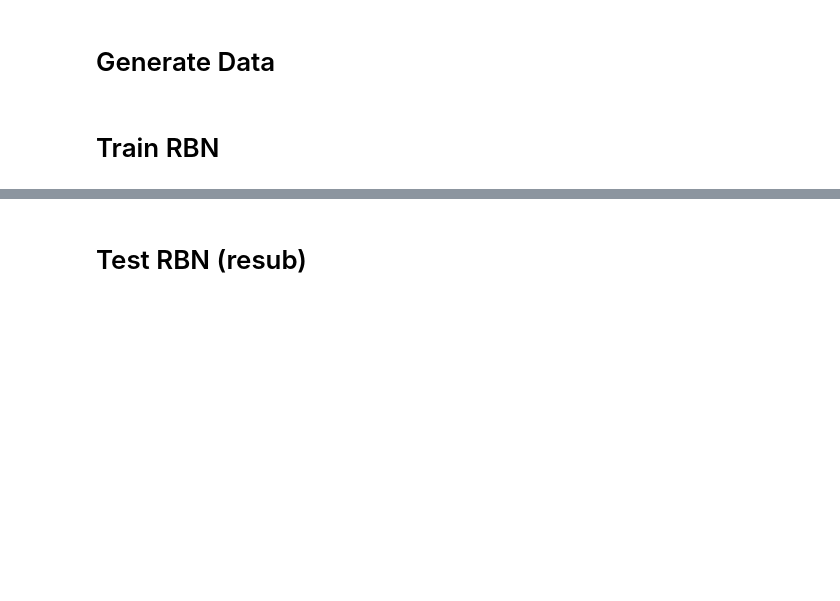
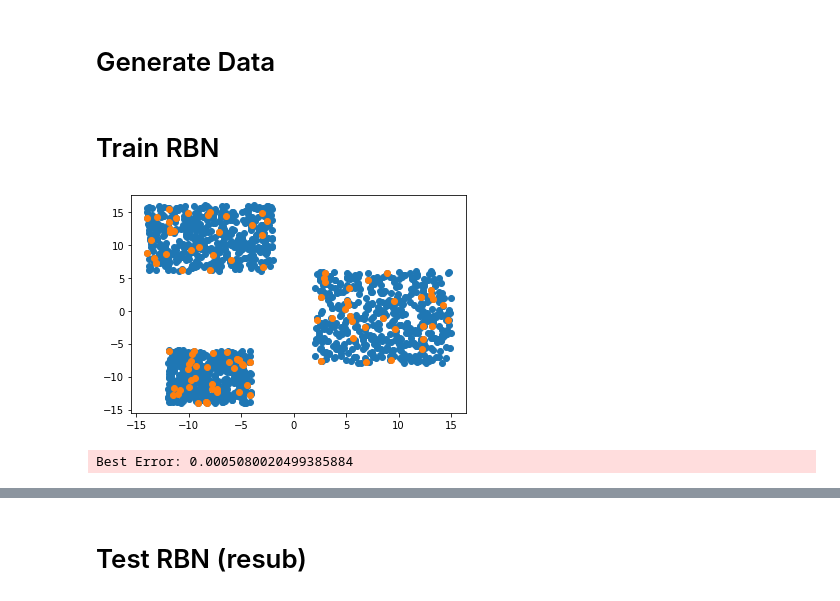
Before and after one commit to jschulz97/8890, a Jupyter notebook: test_rbf.ipynb, the cells around one changed output, grey strips where cells are left out. Drawn from its saved outputs; the diff is of its cells as text; code cells hidden in the pictures; blank space fills up the shorter version.

Commit message:
with more epochs and bigger alpha, we get somewhere. Still curious on why classification seems to happen in large circles - expecting behavior closer to KNN

```diff
--- a/test_rbf.ipynb
+++ b/test_rbf.ipynb
@@ -83,7 +83,7 @@ data_ranges = [
     [ [2.0, 15.0],   [-8.0, 6.0] ],
     [ [-12.0, -4.0], [-14.0, -6.0] ]
 ]
-data, labels = generate_data(data_ranges, length=100)
+data, labels = generate_data(data_ranges, length=500)
 # %% [markdown]
 # Train RBN
 # %%
@@ -91,12 +91,15 @@ labels_expand = expand_labels(labels)
 # %%
 import rbn
 reload(rbn)
 
-rbnetwork = rbn.RBN(k=50, outputs=1)
-error, centers = rbnetwork.train(data, labels, alpha=50e-1, epochs=600, batch_size=100, error_target=.00005)
+rbnetwork = rbn.RBN(k=100, outputs=1)
+error, centers = rbnetwork.train(data, labels, alpha=1e-2, epochs=500, batch_size=200, dw_target=.001)
 
 # rbnetwork = rbn.RBN(k=50, outputs=3)
 # error = rbnetwork.train(data, labels_expand, alpha=1e-1, epochs=500, batch_size=100, error_target=1e-2)
+# %% [output]
+[figure, added]
+Best Error: 0.0005080020499385884
 # %%
 fig, ax = plt.subplots()
 ax.plot(error)
```
Also changed, not shown: parts of 5 cells of this notebook, 1 other file.
